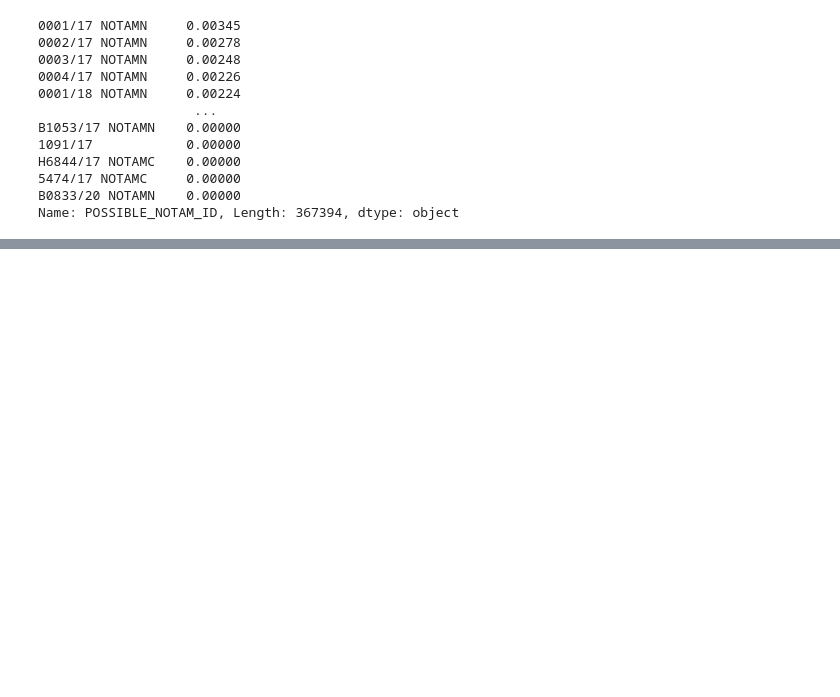
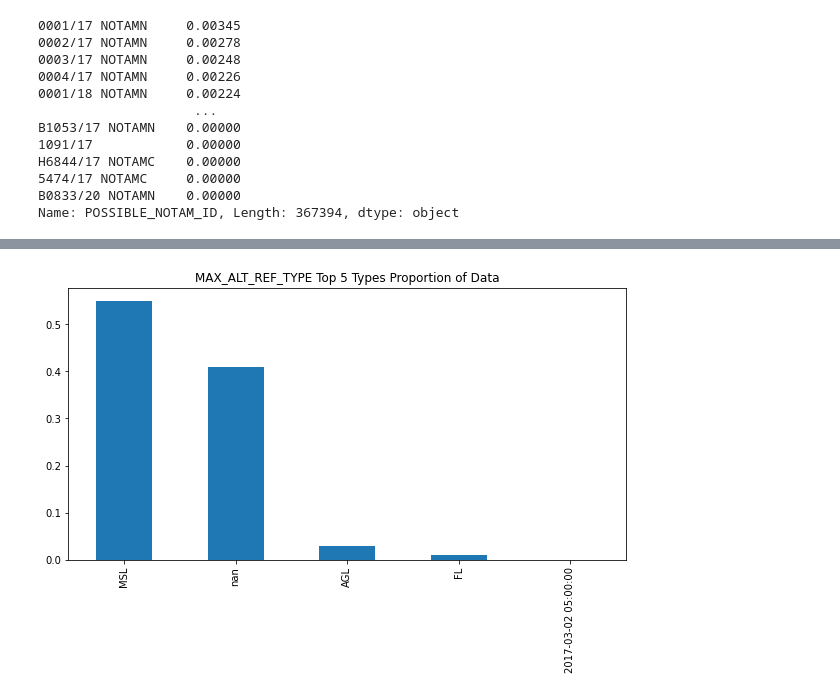
Before and after one commit to DAEN-Team-1/Final, a Jupyter notebook: notam_analysis_v1.ipynb, the cells around one changed output, grey strips where cells are left out. Saved outputs shown, nothing was run; the diff lists cells and outputs as text; code cells hidden in the pictures; blank space fills up the shorter version.

```diff
--- a/notam_analysis_v1.ipynb
+++ b/notam_analysis_v1.ipynb
@@ -1361,0 +1441,6 @@ df['CLASSIFICATION'].value_counts(dropna=False, normalize=True).nlargest(5).plot
+# %%
+df['MAX_ALT_REF_TYPE'].value_counts(dropna=False, normalize=True).nlargest(5).plot(kind='bar',
+                                                                                   title='MAX_ALT_REF_TYPE Top 5 Types Proportion of Data',
+                                                                                   figsize=(10, 5));
+# %% [output]
+[figure, added]
```
Also changed, not shown: parts of 94 cells of this notebook.
